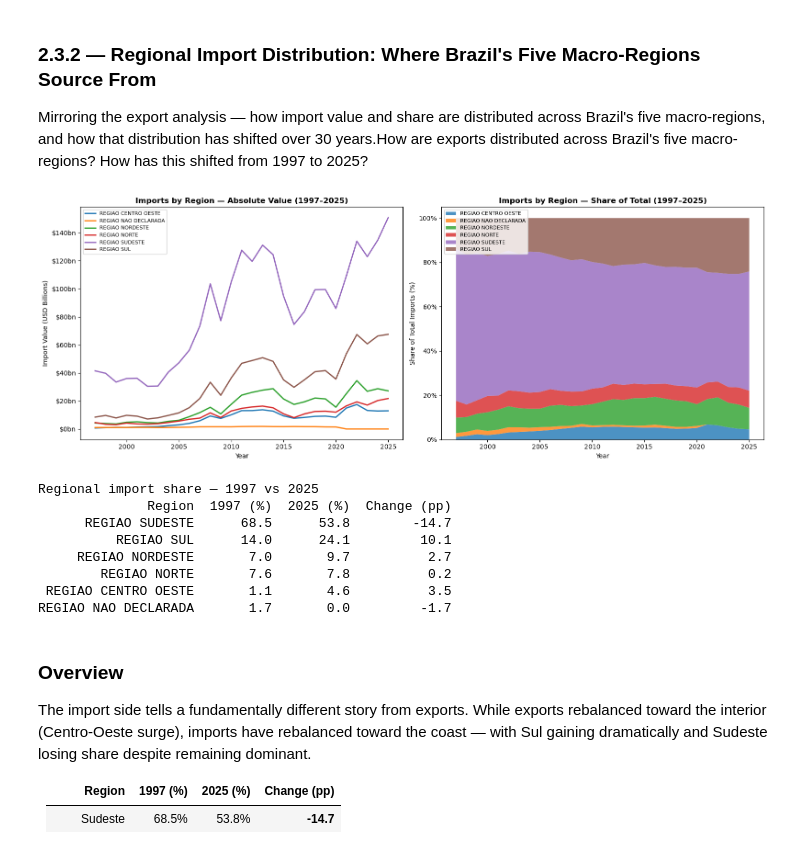
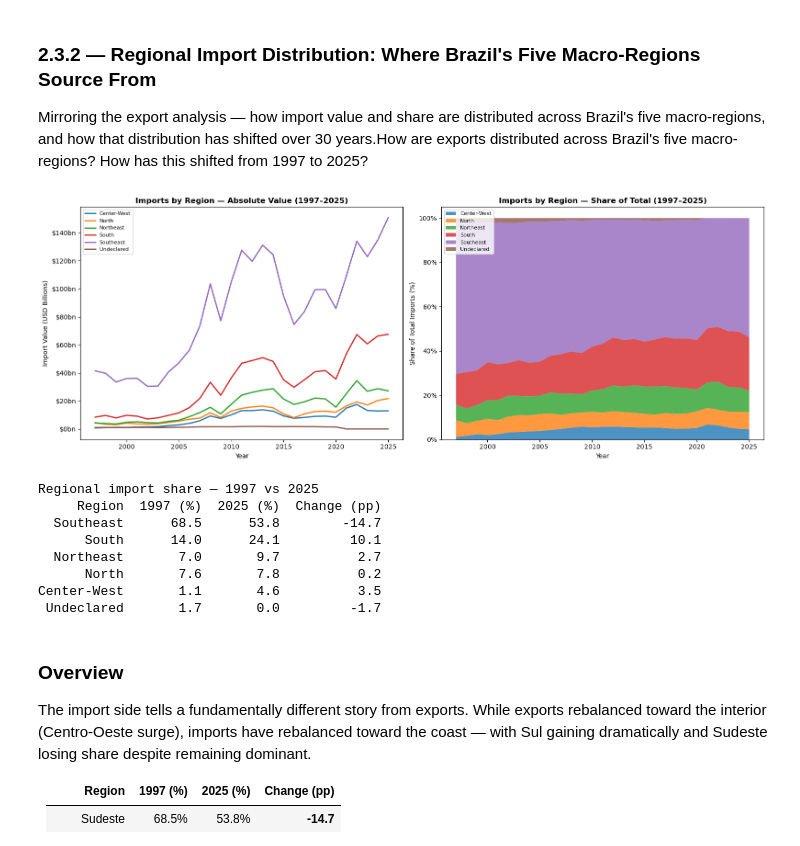
Before and after one commit to Eduardo-kohn/brazil-state-trade-analysis, a Jupyter notebook: SRC/Analysis/step2_state_competitiveness.ipynb, the cells around one changed output. Cells and saved outputs as stored; diff of their text form; code cells hidden in the pictures.

```diff
--- a/SRC/Analysis/step2_state_competitiveness.ipynb
+++ b/SRC/Analysis/step2_state_competitiveness.ipynb
@@ -893,7 +919,34 @@ query_region_imp = f"""
     ORDER BY i."CO_ANO"
 """
 
+# Mapping dictionary (Portuguese -> English)
+region_map = {
+    'REGIAO NORDESTE'     : 'Northeast',
+    'REGIAO NORTE'        : 'North',
+    'REGIAO SUDESTE'      : 'Southeast',
+    'REGIAO CENTRO OESTE' : 'Center-West',
+    'REGIAO SUL'          : 'South',
+    'REGIAO NAO DECLARADA': 'Undeclared'
+}
+
+# Regions/categories to exclude
+exclude_regions = [
+    'Não Declarada',
+    'Exterior',
+    'Consumo de Bordo',
+    'Mercadoria Nacionalizada',
+    'Reexportação',
+    'Zona Não Declarada'
+]
+
 df_region_imp = pd.read_sql(query_region_imp, engine)
+
+# 🔹 Remove unwanted categories BEFORE mapping/pivot
+df_region_imp = df_region_imp[~df_region_imp['region'].isin(exclude_regions)]
+
+# 🔹 Apply mapping
+df_region_imp['region'] = df_region_imp['region'].map(region_map).fillna(df_region_imp['region'])
+
 df_region_imp['imports_usd_bn'] = df_region_imp['imports_usd'] / 1e9
 df_region_imp_pivot = df_region_imp.pivot(index='year', columns='region', values='imports_usd_bn').fillna(0)
 df_region_imp_pct   = df_region_imp_pivot.div(df_region_imp_pivot.sum(axis=1), axis=0) * 100
@@ -901,43 +954,52 @@ df_region_imp_pct   = df_region_imp_pivot.div(df_region_imp_pivot.sum(axis=1), a
 fig, (ax1, ax2) = plt.subplots(1, 2, figsize=(16, 6))
 
 for region in df_region_imp_pivot.columns:
     ax1.plot(df_region_imp_pivot.index, df_region_imp_pivot[region], label=region, linewidth=2)
+
 ax1.set_title(f"Imports by Region — Absolute Value (1997–{MAX_YEAR})", fontsize=12, fontweight='bold')
 ax1.set_xlabel("Year")
 ax1.set_ylabel("Import Value (USD Billions)")
 ax1.legend(fontsize=8)
 ax1.yaxis.set_major_formatter(mticker.FormatStrFormatter('$%.0fbn'))
 
-ax2.stackplot(df_region_imp_pct.index, df_region_imp_pct.T, labels=df_region_imp_pct.columns, alpha=0.8)
+ax2.stackplot(
+    df_region_imp_pct.index,
+    df_region_imp_pct.T,
+    labels=df_region_imp_pct.columns,
+    alpha=0.8
+)
+
 ax2.set_title(f"Imports by Region — Share of Total (1997–{MAX_YEAR})", fontsize=12, fontweight='bold')
 ax2.set_xlabel("Year")
 ax2.set_ylabel("Share of Total Imports (%)")
 ax2.legend(loc='upper left', fontsize=8)
 ax2.yaxis.set_major_formatter(mticker.FormatStrFormatter('%.0f%%'))
 
 plt.tight_layout()
 plt.savefig('output_2_5b_region_imports.png', dpi=150)
 plt.show()
 
 start_year = df_region_imp_pct.index[0]
+
 summary_region_imp = pd.DataFrame({
     'Region'            : df_region_imp_pct.columns,
     f'{start_year} (%)' : df_region_imp_pct.loc[start_year].round(1).values,
     f'{MAX_YEAR} (%)'   : df_region_imp_pct.loc[MAX_YEAR].round(1).values,
     'Change (pp)'       : (df_region_imp_pct.loc[MAX_YEAR] - df_region_imp_pct.loc[start_year]).round(1).values
 })
+
 print(f"\nRegional import share — {start_year} vs {MAX_YEAR}")
 print(summary_region_imp.sort_values(f'{MAX_YEAR} (%)', ascending=False).to_string(index=False))
 # %% [output]
-[figure, old version]
+[figure, new version]
 Regional import share — 1997 vs 2025
-              Region  1997 (%)  2025 (%)  Change (pp)
-      REGIAO SUDESTE      68.5      53.8        -14.7
-          REGIAO SUL      14.0      24.1         10.1
-     REGIAO NORDESTE       7.0       9.7          2.7
-        REGIAO NORTE       7.6       7.8          0.2
- REGIAO CENTRO OESTE       1.1       4.6          3.5
-REGIAO NAO DECLARADA       1.7       0.0         -1.7
+     Region  1997 (%)  2025 (%)  Change (pp)
+  Southeast      68.5      53.8        -14.7
+      South      14.0      24.1         10.1
+  Northeast       7.0       9.7          2.7
+      North       7.6       7.8          0.2
+Center-West       1.1       4.6          3.5
+ Undeclared       1.7       0.0         -1.7
 # %% [markdown]
 ### Overview
 
```
Also changed, not shown: parts of 33 cells of this notebook, 2 other files.
